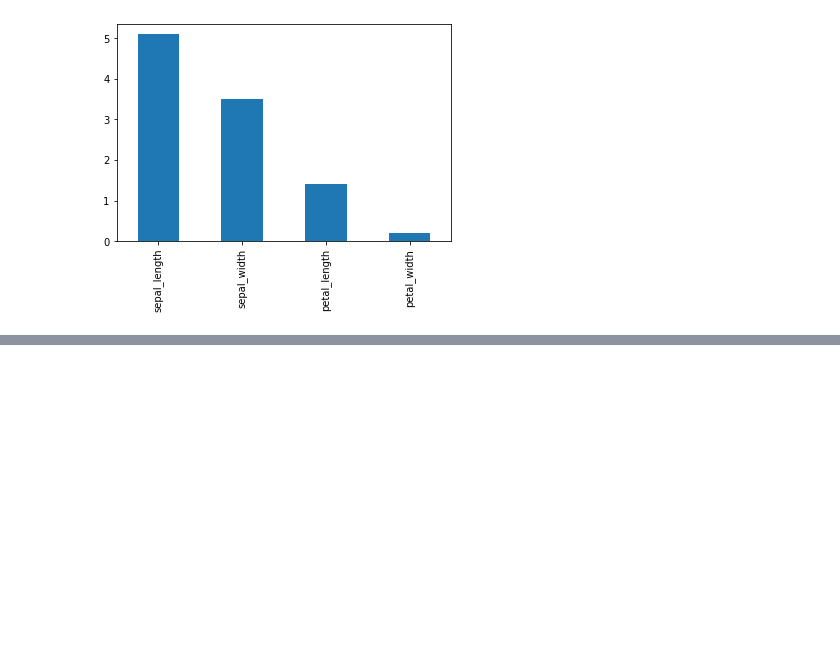
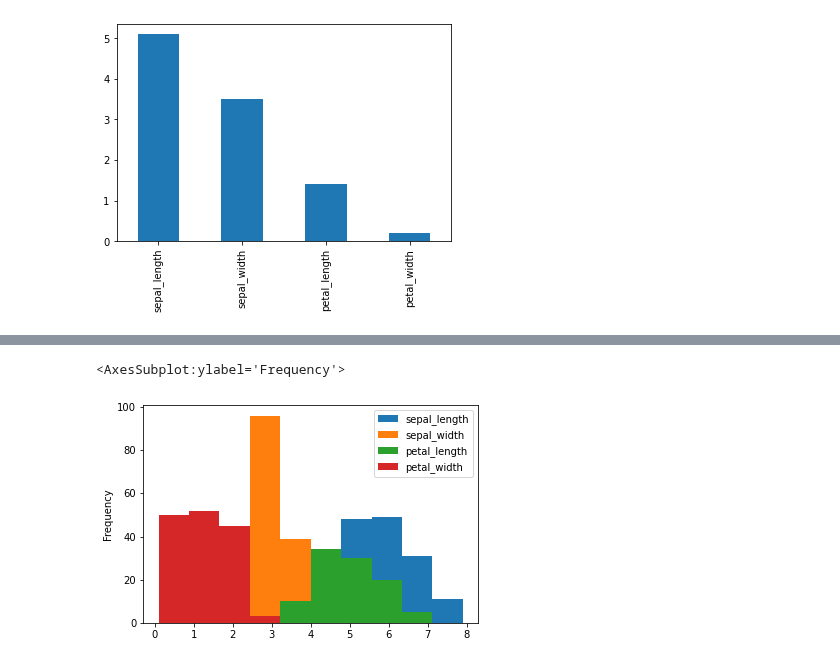
Before and after one commit to kamalnorizan/trainingmampu, a Jupyter notebook: BarPlot_Tutorial.ipynb, the cells around one changed output, grey strips where cells are left out. Cells and saved outputs as stored; diff of their text form; code cells hidden in the pictures; blank space fills up the shorter version.

Commit message:
data_using_histogram

```diff
--- a/BarPlot_Tutorial.ipynb
+++ b/BarPlot_Tutorial.ipynb
@@ -22,0 +36,5 @@ df.iloc[0].plot(kind='bar')
+# %%
+df.plot(kind = 'hist')
+# %% [output]
+<AxesSubplot:ylabel='Frequency'>
+[figure, added]
```
Also changed, not shown: parts of 6 cells of this notebook.
